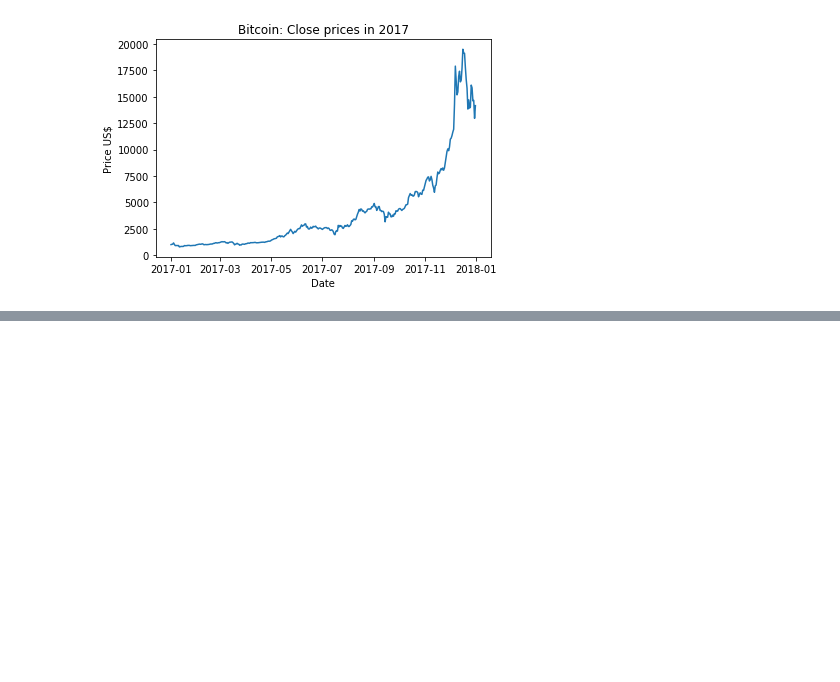
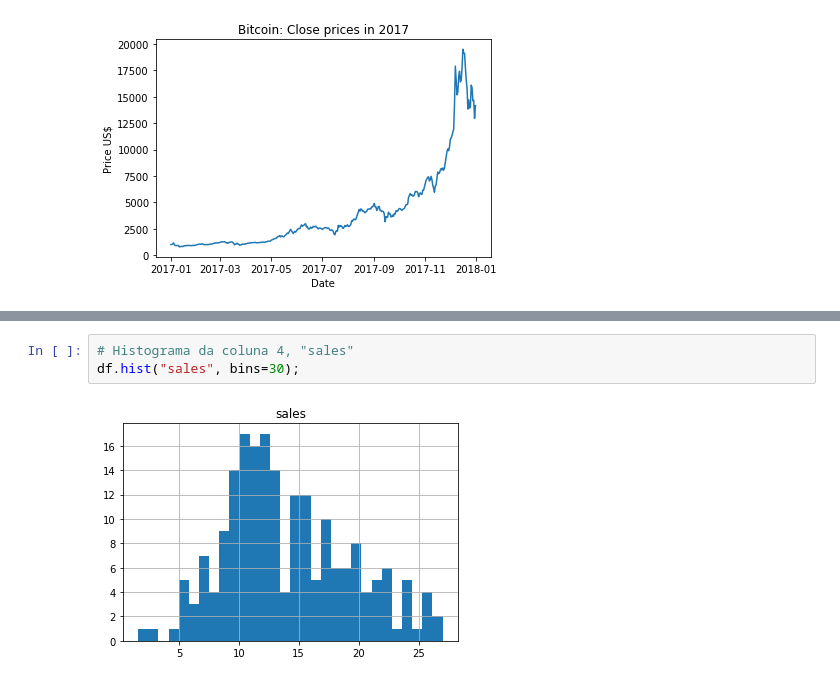
Before and after one commit to angelacpd/Scientific_Python, a Jupyter notebook: UFSC/Ex_1/Ex1_Solution.ipynb, the cells around one changed output, grey strips where cells are left out. Drawn from its saved outputs; the diff is of its cells as text; blank space fills up the shorter version.

```diff
--- a/UFSC/Ex_1/Ex1_Solution.ipynb
+++ b/UFSC/Ex_1/Ex1_Solution.ipynb
@@ -274,0 +326,5 @@ Testes que não funcionaram
+# %%
+# Histograma da coluna 4, "sales"
+df.hist("sales", bins=30);
+# %% [output]
+[figure, added]
```
Also changed, not shown: parts of 12 cells of this notebook.
